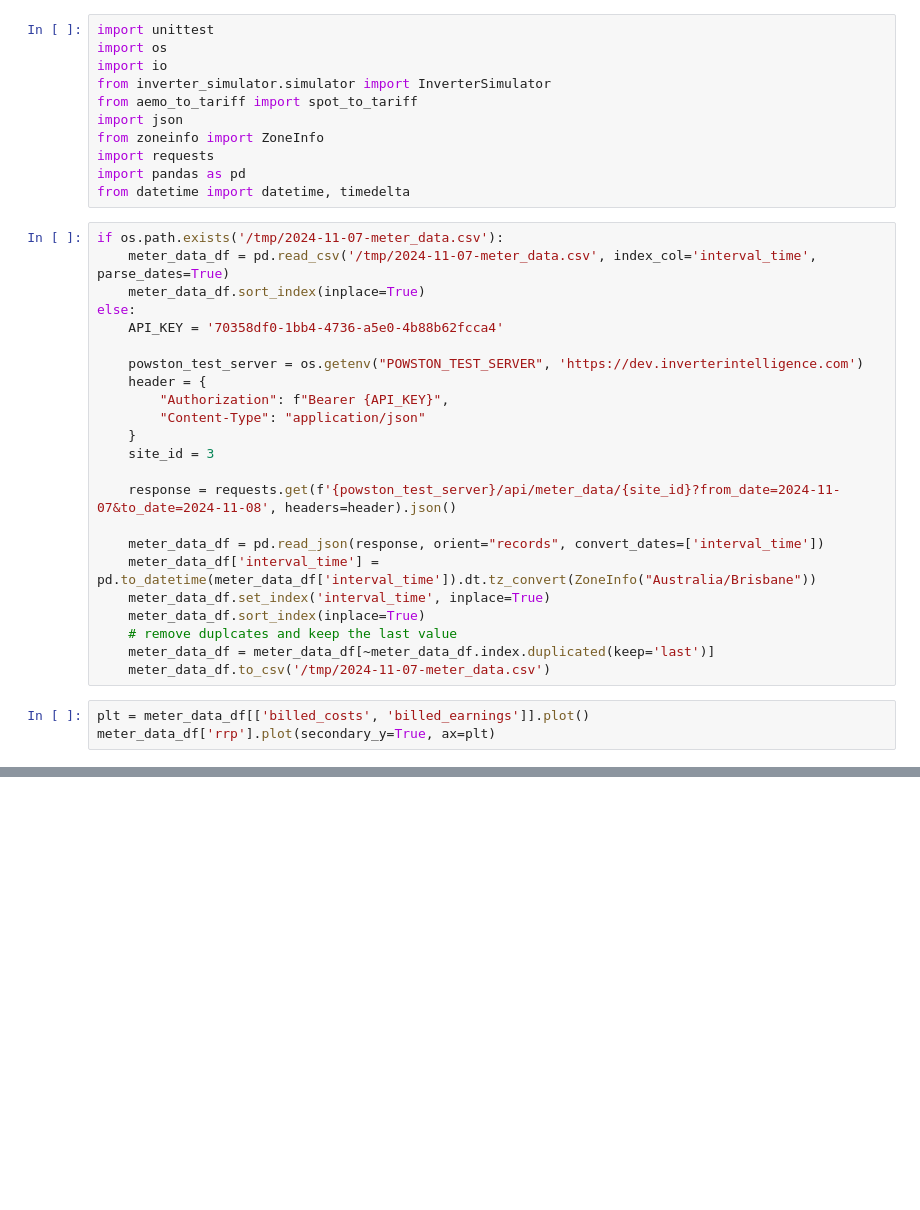
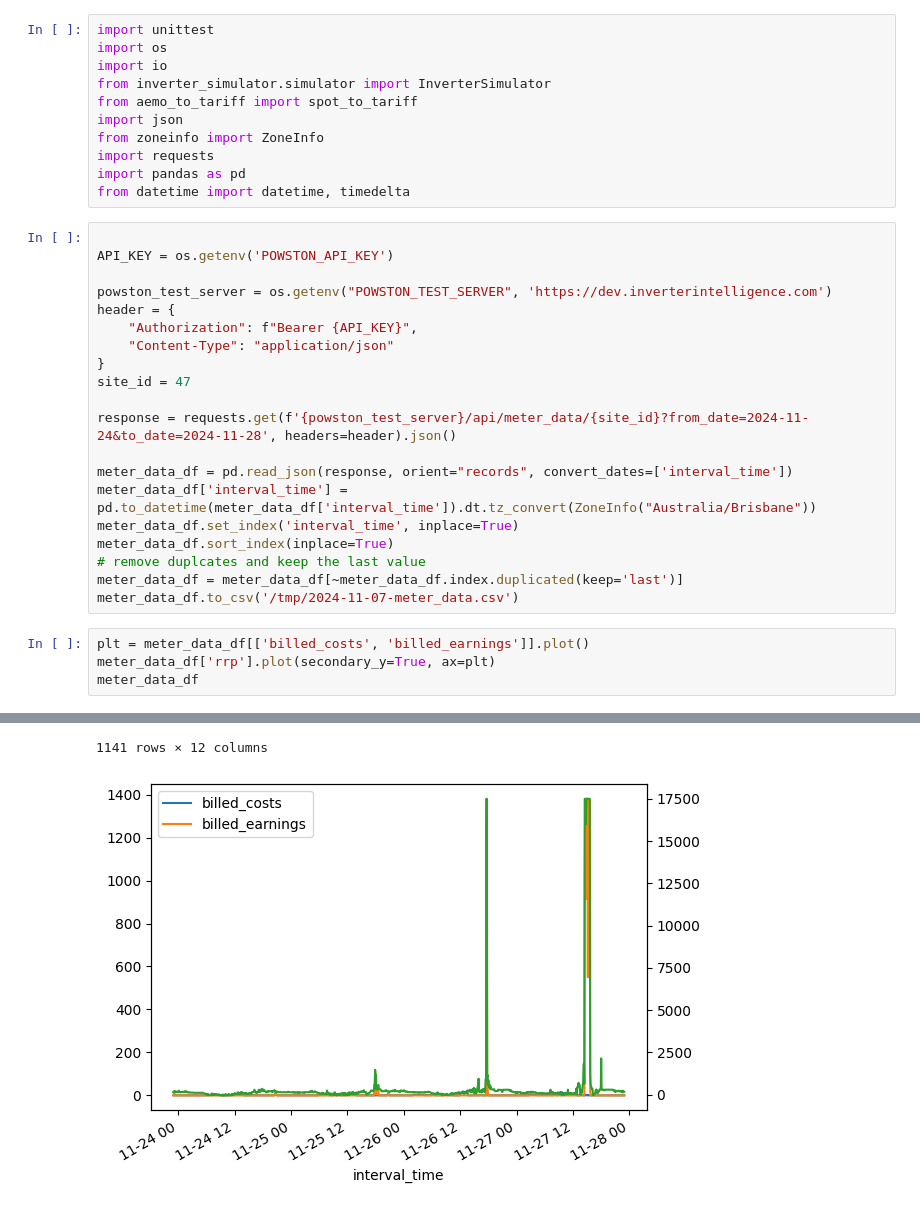
Before and after one commit to rbollar/powston_script, a Jupyter notebook: run-script-sim.ipynb, the cells around one changed output, grey strips where cells are left out. Saved outputs shown, nothing was run; the diff lists cells and outputs as text; blank space fills up the shorter version.

```diff
--- a/run-script-sim.ipynb
+++ b/run-script-sim.ipynb
@@ -10,28 +10,27 @@ import requests
 import pandas as pd
 from datetime import datetime, timedelta
 # %%
-if os.path.exists('/tmp/2024-11-07-meter_data.csv'):
-    meter_data_df = pd.read_csv('/tmp/2024-11-07-meter_data.csv', index_col='interval_time', parse_dates=True)
-    meter_data_df.sort_index(inplace=True)
-else:
-    API_KEY = '70358df0-1bb4-4736-a5e0-4b88b62fcca4'
 
-    powston_test_server = os.getenv("POWSTON_TEST_SERVER", 'https://dev.inverterintelligence.com')
-    header = {
-        "Authorization": f"Bearer {API_KEY}",
-        "Content-Type": "application/json"
-    }
-    site_id = 3
+API_KEY = os.getenv('POWSTON_API_KEY')
 
-    response = requests.get(f'{powston_test_server}/api/meter_data/{site_id}?from_date=2024-11-07&to_date=2024-11-08', headers=header).json()
+powston_test_server = os.getenv("POWSTON_TEST_SERVER", 'https://dev.inverterintelligence.com')
+header = {
+    "Authorization": f"Bearer {API_KEY}",
+    "Content-Type": "application/json"
+}
+site_id = 47
 
-    meter_data_df = pd.read_json(response, orient="records", convert_dates=['interval_time'])
-    meter_data_df['interval_time'] = pd.to_datetime(meter_data_df['interval_time']).dt.tz_convert(ZoneInfo("Australia/Brisbane"))
-    meter_data_df.set_index('interval_time', inplace=True)
-    meter_data_df.sort_index(inplace=True)
-    # remove duplcates and keep the last value
-    meter_data_df = meter_data_df[~meter_data_df.index.duplicated(keep='last')]
-    meter_data_df.to_csv('/tmp/2024-11-07-meter_data.csv')
+response = requests.get(f'{powston_test_server}/api/meter_data/{site_id}?from_date=2024-11-24&to_date=2024-11-28', headers=header).json()
+
+meter_data_df = pd.read_json(response, orient="records", convert_dates=['interval_time'])
+meter_data_df['interval_time'] = pd.to_datetime(meter_data_df['interval_time']).dt.tz_convert(ZoneInfo("Australia/Brisbane"))
+meter_data_df.set_index('interval_time', inplace=True)
+meter_data_df.sort_index(inplace=True)
+# remove duplcates and keep the last value
+meter_data_df = meter_data_df[~meter_data_df.index.duplicated(keep='last')]
+meter_data_df.to_csv('/tmp/2024-11-07-meter_data.csv')
 # %%
 plt = meter_data_df[['billed_costs', 'billed_earnings']].plot()
 meter_data_df['rrp'].plot(secondary_y=True, ax=plt)
+meter_data_df
+# %% [output]
@@ -37,0 +50,2 @@ meter_data_df['rrp'].plot(secondary_y=True, ax=plt)
+1141 rows × 12 columns
+[figure, added]
```
Also changed, not shown: parts of 4 cells of this notebook.
